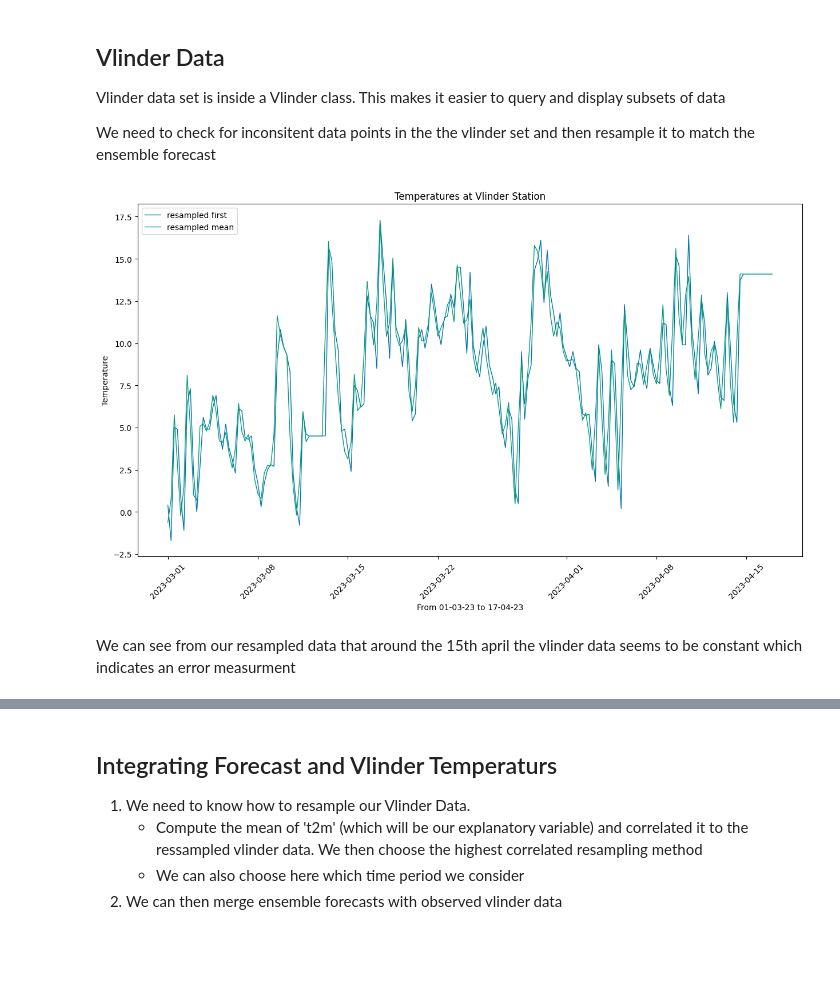
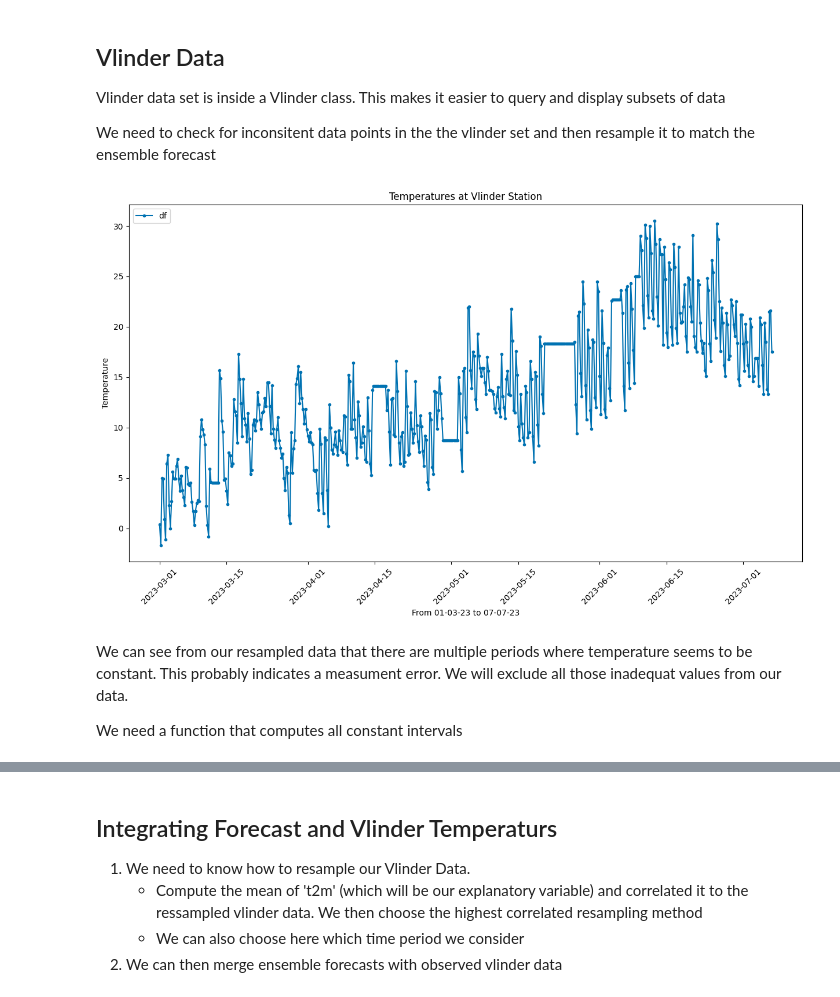
Before and after one commit to larsbonnefoy/TAI_Project, a Jupyter notebook: Project.ipynb, the cells around one changed output, grey strips where cells are left out. Cells and saved outputs as stored; diff of their text form; code cells hidden in the pictures; blank space fills up the shorter version.

```diff
--- a/Project.ipynb
+++ b/Project.ipynb
@@ -119,11 +132,19 @@ class EnsembleForecast:
                 df_f = pd.concat([df_f, to_add])
             else:
                 pass
+        self.time_str = df_f.columns.to_list()[0]
         df_f = df_f.sort_values(by='Start', kind='mergesort')
         return df_f.set_index(['Start', 'time']).sort_index()
 
     def get_df(self):
         return self.df
+
+    def get_min_max(self):
+        """
+            Returns earliest and latest date available in the ensemble forecasts
+        """
+        select_time = self.df.index.get_level_values('time')
+        return (select_time.min(), select_time.max())
 
     def get_start_dates(self):
         """
@@ -136,18 +157,16 @@ class EnsembleForecast:
     def get_ensemble_forecast(self, date):
         """
             Returns ensemble forecast given date
-            date can be either a string
-                date format (%Y-%M-%D %h:%m:%s)
-            or already a timestamp object
+            date format (%Y-%M-%D %h:%m:%s)
         """
         return self.df.loc[date]
 
 forecast_data = EnsembleForecast()
 
-df_fc = forecast_data.get_df()
+forecast_min, forecast_max = forecast_data.get_min_max()
+print(forecast_data.get_min_max())
 
-test = forecast_data.get_start_dates()
-test
 df_1 = forecast_data.get_ensemble_forecast("2023-03-01 00:00:00")
-df_1
+df_all = forecast_data.get_df()
+df_all
 # %% [output]
@@ -179,17 +199,16 @@ class Vlinder:
         Holds original data in self.df
         Holds resampled data in self.resample
     """
+
     def __init__(self, path_to_csv):
         self.df = pd.read_csv(path_to_csv)
         self.temp_str = self.df.columns.tolist()[0]
         self.time_str = self.df.columns.tolist()[1]
-
         self.df[self.time_str] = pd.to_datetime(self.df[self.time_str])
-
         self.resample = {"first" :  self.df.set_index(self.time_str).resample('6h').first().reset_index(),
                         "mean" : self.df.set_index(self.time_str).resample('6h').mean().reset_index()}
 
-    def _apply_dates_resize(self, first, snd):
+    def apply_dates_resize(self, first, snd):
         """
             Does a partial application of dates as we often want the same dates for different dataframes
         """
@@ -284,15 +303,15 @@ class Vlinder:
         start , finish = self._get_time(self.df, start, finish)
 
         # partial application of dates
-        select_df = self._apply_dates_resize(start, finish)
+        select_df = self.apply_dates_resize(start, finish)
 
         mean = select_df("mean")
         first = select_df("first")
         base = select_df("df")
 
         plt.figure(figsize=(15, 8))
-        plt.plot(first[self.time_str], first[self.temp_str], label='resampled first', linewidth=1)
-        plt.plot(mean[self.time_str], mean[self.temp_str], label='resampled mean', linewidth=1)
+        plt.plot(first[self.time_str], first[self.temp_str], label='resampled first', marker='o', markersize=2, linewidth=1)
+        plt.plot(mean[self.time_str], mean[self.temp_str], label='resampled mean',  marker='s', markersize=2, linewidth=1)
         #plt.plot(base[self.time_str], base[self.temp_str], label='original', linestyle='--', linewidth=0.7)
         plt.legend(loc='upper left')
         plt.xlabel(f"""From {start.strftime("%d-%m-%y")} to {finish.strftime("%d-%m-%y")}""")
@@ -307,36 +326,49 @@ class Vlinder:
             Plots one of the dataframes, either df, mean or first
         """
         start , finish = self._get_time(type, start, finish)
         df_resize = self.resize_on_time(type, start, finish)
         plt.figure(figsize=(15, 8))
-        plt.plot(df_resize[self.time_str], df_resize[self.temp_str], label="df") #cannot use type as label as it has been changed to dataframe through decorator
+        plt.plot(df_resize[self.time_str], df_resize[self.temp_str], marker='o',  markersize=3, label="df") #cannot use type as label as it has been changed to dataframe through decorator
         plt.legend(loc='upper left')
         plt.xlabel(f"""From {start.strftime("%d-%m-%y")} to {finish.strftime("%d-%m-%y")}""")
         plt.ylabel('Temperature')
         plt.title(f'Temperatures at Vlinder Station')
         plt.xticks(rotation=45)
         plt.show()
 
     @dataframe_of_string
     def resize_on_time(self, type="df", start=None, finish=None):
         """
             Returns new data frame with values between start and finish
             type specifies on which dataframe to apply resizing (df for original, mean for resample mean and first for resample first)
             Format (%Y-%M-%D %h:%m:%s)
 
             On why start and finish = None: https://stackoverflow.com/questions/1802971/nameerror-name-self-is-not-defined
         """
         start , finish = self._get_time(type, start, finish)
         assert start >= self.earliest(type), f"{start} does not exist in dataframe"
         assert finish <= self.latest(type), f"{finish} dies not exist in dataframe"
         return type[(type[self.time_str] >= start) & (type[self.time_str] <= finish)]
 
+    @dataframe_of_string
+    def drop(self, type="df", start=None, finish=None):
+        """
+        Drops values between [start, finish].
+        If string is passed, returns new dataframe with dropped values.
+        If dataframe is passed, exculdes values from that dataframe
+        """
+        start , finish = self._get_time(type, start, finish)
+        before = type[type[self.time_str] < start]
+        after = type[type[self.time_str] > finish]
+        return pd.concat([before, after])
+
 vlinder_data = Vlinder('vlinder19_2023.csv')
 
-#TODO change hard code of start and finish
 #Plot vlinder data on time frame of forecast date avaiable
-vlinder_data.plot(start="2023-03-01 00:00:00", finish="2023-04-17 00:00:00")
+vlinder_data.plot_one(type="first", start=forecast_min, finish=forecast_max)
 # %% [output]
-[figure, old version]
+[figure, new version]
 # %% [markdown]
-We can see from our resampled data that around the 15th april the vlinder data seems to be constant which indicates an error measurment
+We can see from our resampled data that there are multiple periods where temperature seems to be constant. This probably indicates a measument error. We will exclude all those inadequat values from our data.
+
+We need a function that computes all constant intervals
```
Also changed, not shown: parts of 28 cells of this notebook, 16 other files.
